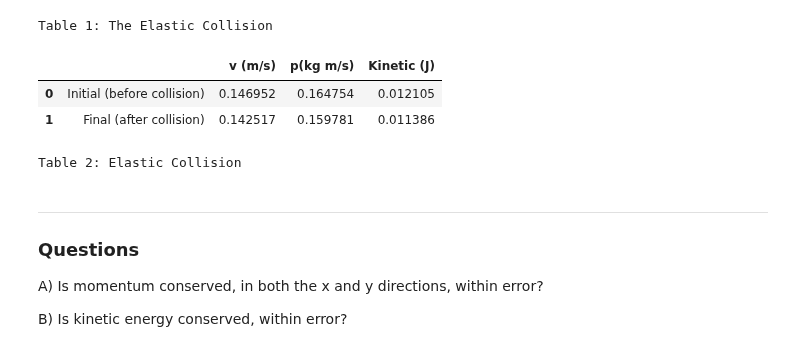
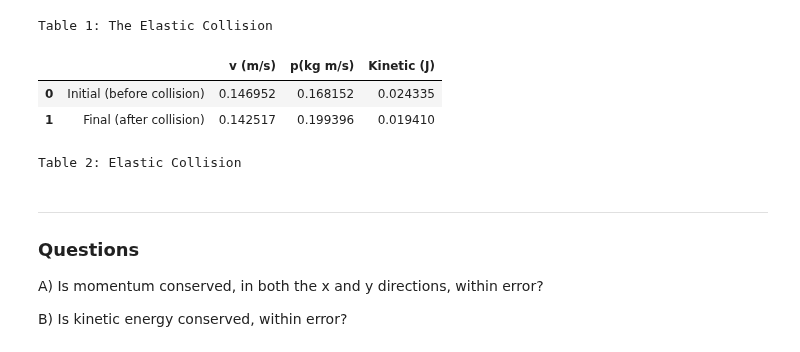
Before and after one commit to brash99/PhysicsLabs, a Jupyter notebook: PHYS201L/JupyterNotebooks/Lab6/Lab6.ipynb, the cells around one changed output. Saved outputs shown, nothing was run; the diff lists cells and outputs as text; code cells hidden in the pictures.

```diff
--- a/PHYS201L/JupyterNotebooks/Lab6/Lab6.ipynb
+++ b/PHYS201L/JupyterNotebooks/Lab6/Lab6.ipynb
@@ -356,37 +351,41 @@ raw_data_2 = np.empty((2,4))
 df2 = pd.DataFrame(raw_data_2, columns=[" ",
                                         "v (m/s)",
                                         "p(kg m/s)",
                                          "Kinetic (J)"])
 
 df2[' '] = ["Initial (before collision)","Final (after collision)"]
 
 
 #### Enter Raw Data Here!!!!!!!!!!!!!! #### (haha no need)
 
 m1 = df1['m (kg)'][0]
 m2 = df1['m (kg)'][1]
 
 # velocity of the center of mass
 vcmxi = (df1['p_x (kg m/s)'][0]+df1['p_x (kg m/s)'][1])/(df1['m (kg)'][0] +df1['m (kg)'][1])
 vcmyi = (df1['p_y (kg m/s)'][0]+df1['p_y (kg m/s)'][1])/(df1['m (kg)'][0] +df1['m (kg)'][1])
 vcmxf = (df1['p_x (kg m/s)'][2]+df1['p_x (kg m/s)'][3])/(df1['m (kg)'][2] +df1['m (kg)'][3])
 vcmyf = (df1['p_y (kg m/s)'][2]+df1['p_y (kg m/s)'][3])/(df1['m (kg)'][2] +df1['m (kg)'][3])
 
 # calculate velocity, momentum, and kinetic energy of the two pysk system
 df2['v (m/s)']     = [np.sqrt(vcmxi**2+vcmyi**2),np.sqrt(vcmxf**2+vcmyf**2)]
-df2['p(kg m/s)']   = (m1+m2)*df2['v (m/s)']
-df2['Kinetic (J)'] = 0.5*(m1+m2)*df2['v (m/s)']**2
+# df2['p(kg m/s)']   = (m1+m2)*df2['v (m/s)']
+df2['p(kg m/s)'] = [df1['||v|| (m/s)'][0]*m1 + df1['||v|| (m/s)'][1]*m2,
+                    df1['||v|| (m/s)'][2]*m1 + df1['||v|| (m/s)'][3]*m2]
+# df2['Kinetic (J)'] = 0.5*(m1+m2)*df2['v (m/s)']**2
 
+df2['Kinetic (J)'] = [df1['||v|| (m/s)'][0]**2 *m1/2 + df1['||v|| (m/s)'][1]**2 *m2/2,
+                      df1['||v|| (m/s)'][2]**2 *m1/2 + df1['||v|| (m/s)'][3]**2 *m2/2]
 ###########################################
 
 from IPython.display import display
 display(df2)
 print ("Table 2: Elastic Collision")
 print()
 # %% [output]
 |  |  | v (m/s) | p(kg m/s) | Kinetic (J) |
-| 0 | Initial (before collision) | 0.146952 | 0.164754 | 0.012105 |
-| 1 | Final (after collision) | 0.142517 | 0.159781 | 0.011386 |
+| 0 | Initial (before collision) | 0.146952 | 0.168152 | 0.024335 |
+| 1 | Final (after collision) | 0.142517 | 0.199396 | 0.019410 |
 Table 2: Elastic Collision
 # %% [markdown]
 ***
```
Also changed, not shown: parts of 1 cell of this notebook, 2 other files.
